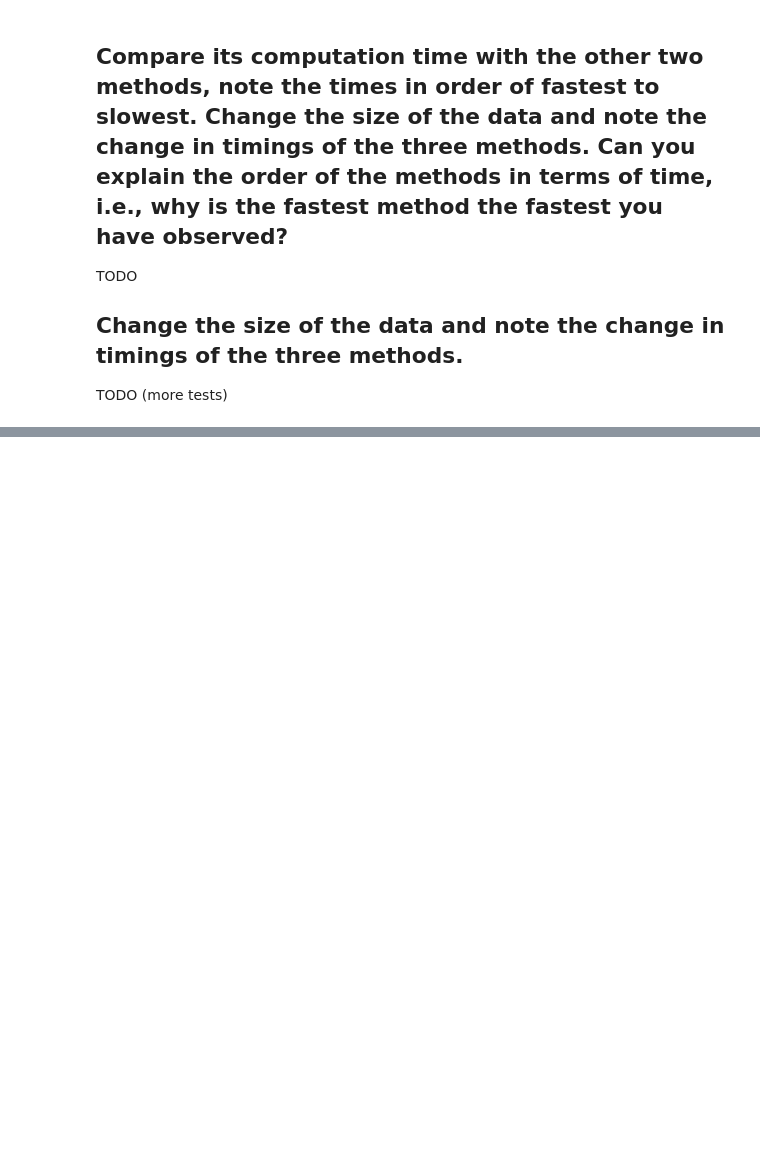
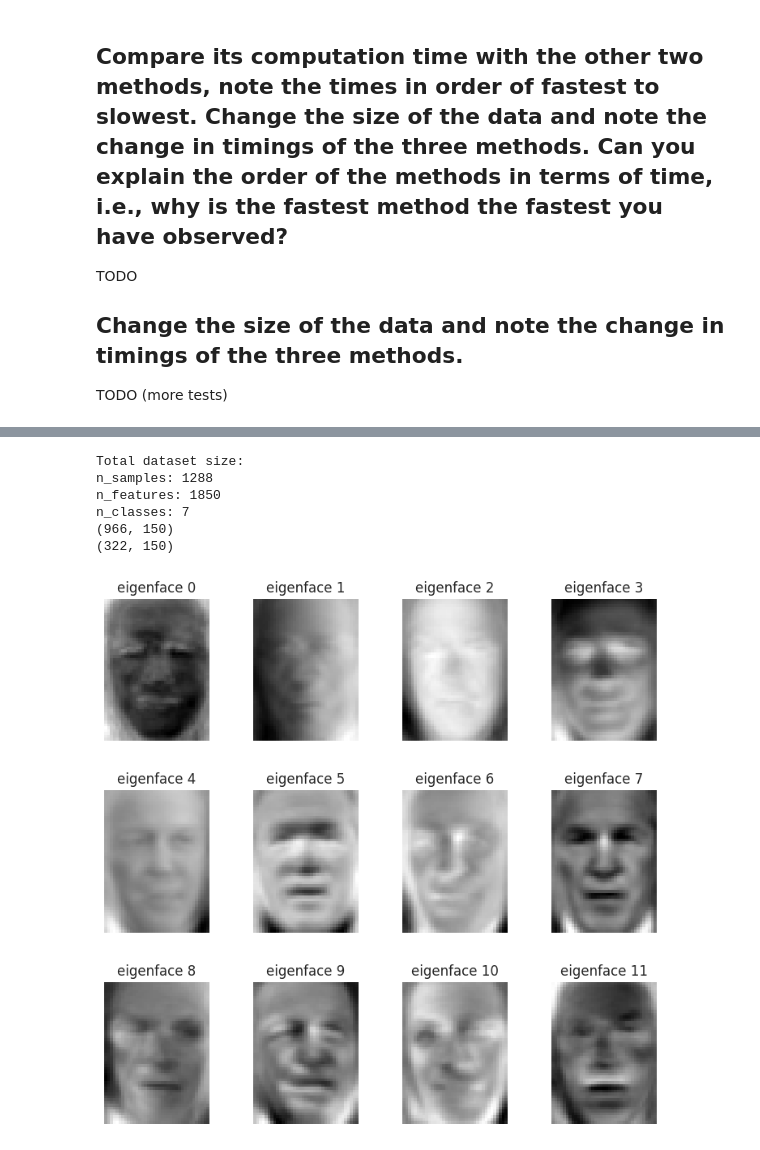
Before and after one commit to Thoemodachi/pattern-analysis-2025, a Jupyter notebook: code/a2.ipynb, the cells around one changed output, grey strips where cells are left out. Cells and saved outputs as stored; diff of their text form; code cells hidden in the pictures; blank space fills up the shorter version.

```diff
--- a/code/a2.ipynb
+++ b/code/a2.ipynb
@@ -560,0 +565,79 @@ TODO (more tests)
+# %%
+from sklearn.datasets import fetch_lfw_people
+from sklearn.model_selection import train_test_split
+from sklearn.metrics import classification_report  # (import kept for parity, not used below)
+import numpy as np
+import matplotlib.pyplot as plt
+
+# --------------------------------------------------------------------
+# Load LFW (faces) dataset: downloads if not present and returns numpy arrays
+# --------------------------------------------------------------------
+lfw_people = fetch_lfw_people(min_faces_per_person=70, resize=0.4)
+
+# Extract key dataset parameters (useful for plotting and downstream modelling)
+n_samples, h, w = lfw_people.images.shape
+X = lfw_people.data                     # flattened images for ML models
+n_features = X.shape[1]
+y = lfw_people.target                   # integer labels
+target_names = lfw_people.target_names  # string names
+n_classes = target_names.shape[0]
+
+print("Total dataset size:")
+print("n_samples: %d" % n_samples)
+print("n_features: %d" % n_features)
+print("n_classes: %d" % n_classes)
+
+# --------------------------------------------------------------------
+# Train/test split (stratified) to avoid information leakage
+# --------------------------------------------------------------------
+X_train, X_test, y_train, y_test = train_test_split(
+    X, y, test_size=0.25, random_state=42
+)
+
+# --------------------------------------------------------------------
+# PCA (Eigenfaces) via SVD on mean-centred training data
+# Unsupervised feature extraction / dimensionality reduction
+# --------------------------------------------------------------------
+n_components = 150
+
+# Centre data using training mean, then apply to test set
+mean = np.mean(X_train, axis=0)
+X_train = X_train - mean
+X_test = X_test - mean
+
+# SVD on centred training data; principal components are rows of V
+U, S, V = np.linalg.svd(X_train, full_matrices=False)
+components = V[:n_components]
+eigenfaces = components.reshape((n_components, h, w))
+
+# Project train and test into the PCA subspace (“face space”)
+X_transformed = np.dot(X_train, components.T)
+print(X_transformed.shape)
+X_test_transformed = np.dot(X_test, components.T)
+print(X_test_transformed.shape)
+
+# --------------------------------------------------------------------
+# Visualise eigenfaces (principal axes reshaped as images)
+# --------------------------------------------------------------------
+def plot_gallery(images, titles, h, w, n_row=3, n_col=4):
+    """Plot a gallery of images with titles."""
+    plt.figure(figsize=(1.8 * n_col, 2.4 * n_row))
+    plt.subplots_adjust(bottom=0, left=.01, right=.99, top=.90, hspace=.35)
+    for i in range(n_row * n_col):
+        plt.subplot(n_row, n_col, i + 1)
+        plt.imshow(images[i].reshape((h, w)), cmap=plt.cm.gray)
+        plt.title(titles[i], size=12)
+        plt.xticks(())
+        plt.yticks(())
+
+eigenface_titles = [f"eigenface {i}" for i in range(eigenfaces.shape[0])]
+plot_gallery(eigenfaces, eigenface_titles, h, w)
+plt.show()
+# %% [output]
+Total dataset size:
+n_samples: 1288
+n_features: 1850
+n_classes: 7
+(966, 150)
+(322, 150)
+[figure, added]
```
Also changed, not shown: parts of 16 cells of this notebook, 3 other files.
